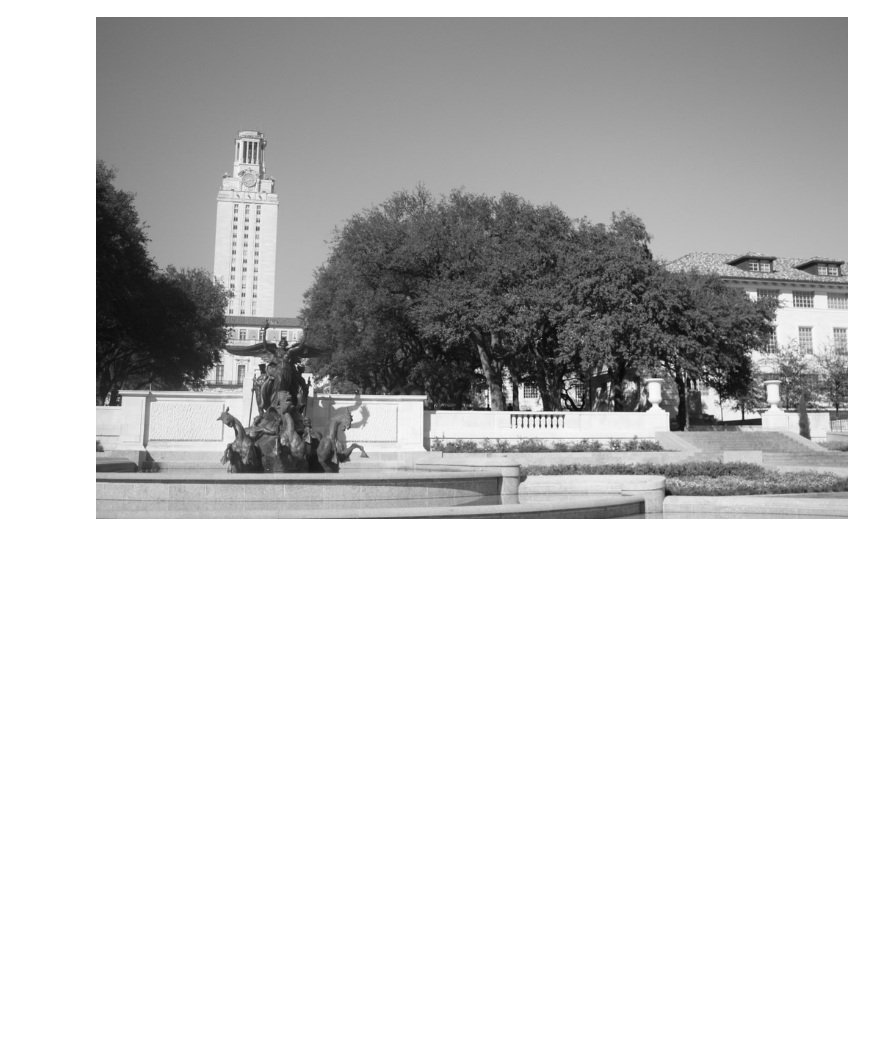
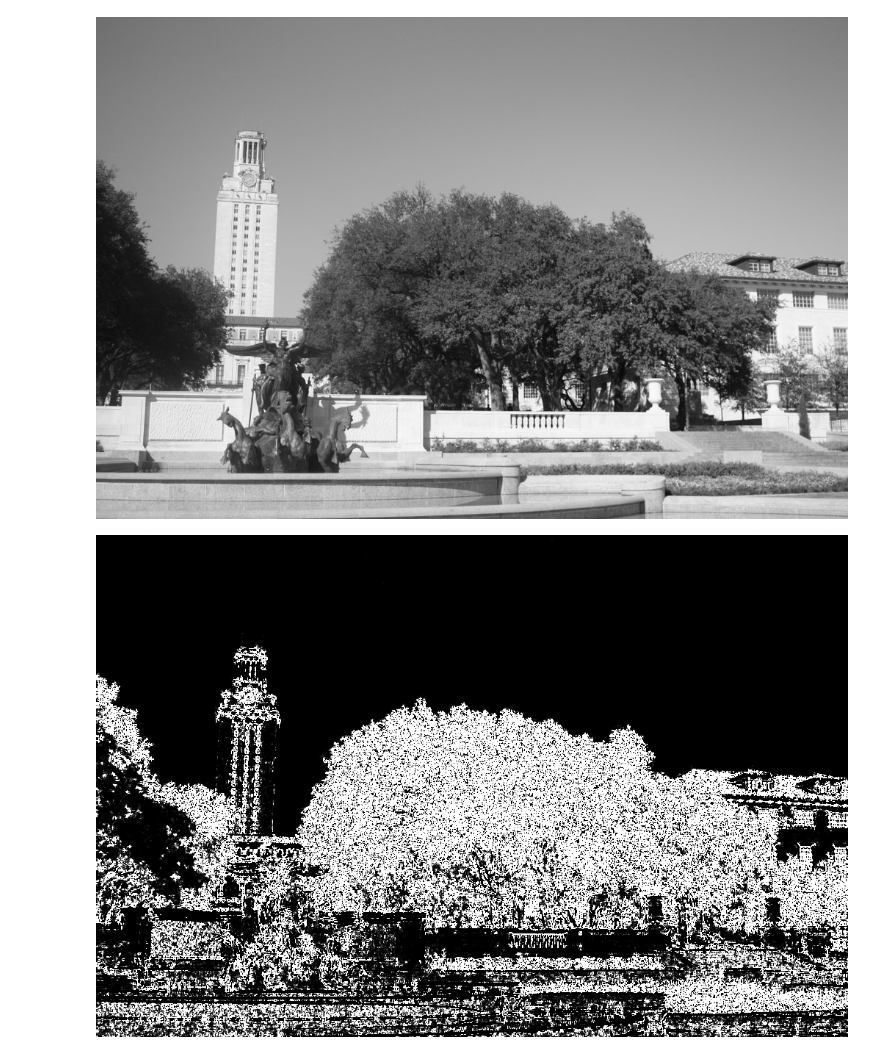
Before and after one commit to vivek-varma/CS_415, a Jupyter notebook: h2_files_Q4/HW_2.ipynb, the cells around one changed output. Cells and saved outputs as stored; diff of their text form; code cells hidden in the pictures; blank space fills up the shorter version.

```diff
--- a/h2_files_Q4/HW_2.ipynb
+++ b/h2_files_Q4/HW_2.ipynb
@@ -11,6 +13,13 @@ cv2_imshow(img)
 [figure]
 # %%
 gray = cv2.cvtColor(img,cv2.COLOR_BGR2GRAY)
+gray = np.float32(gray)
 cv2_imshow(gray)
 # %% [output]
 [figure]
+# %%
+dst = cv2.cornerHarris(gray,2,3,0.04)
+#dst = cv2.dilate(dst,None)
+cv2_imshow(dst)
+# %% [output]
+[figure, added]
```
Also changed, not shown: parts of 2 cells of this notebook.
